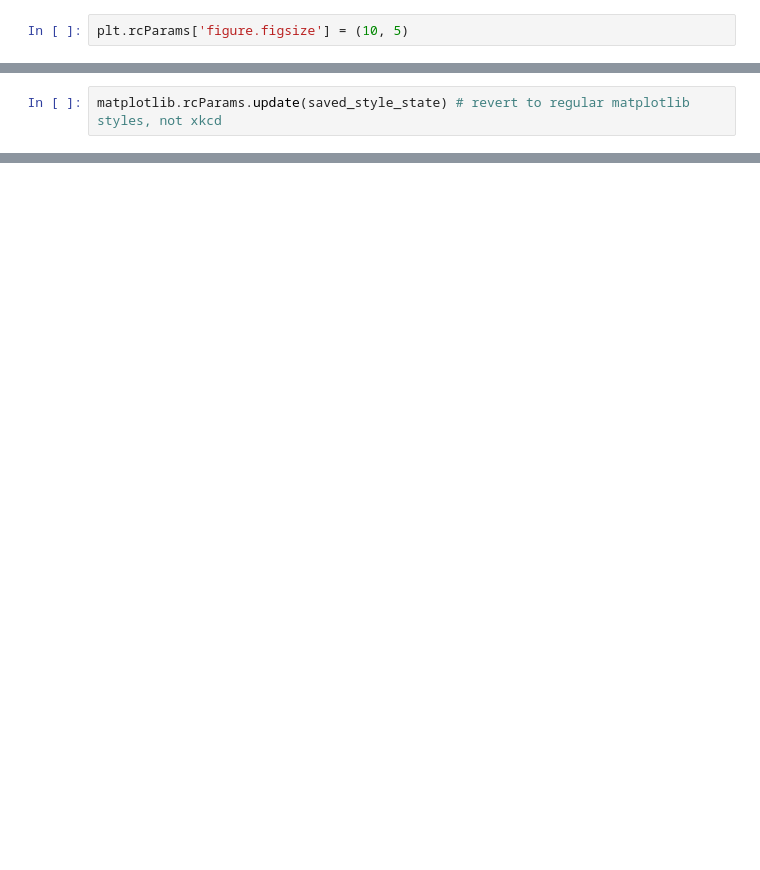
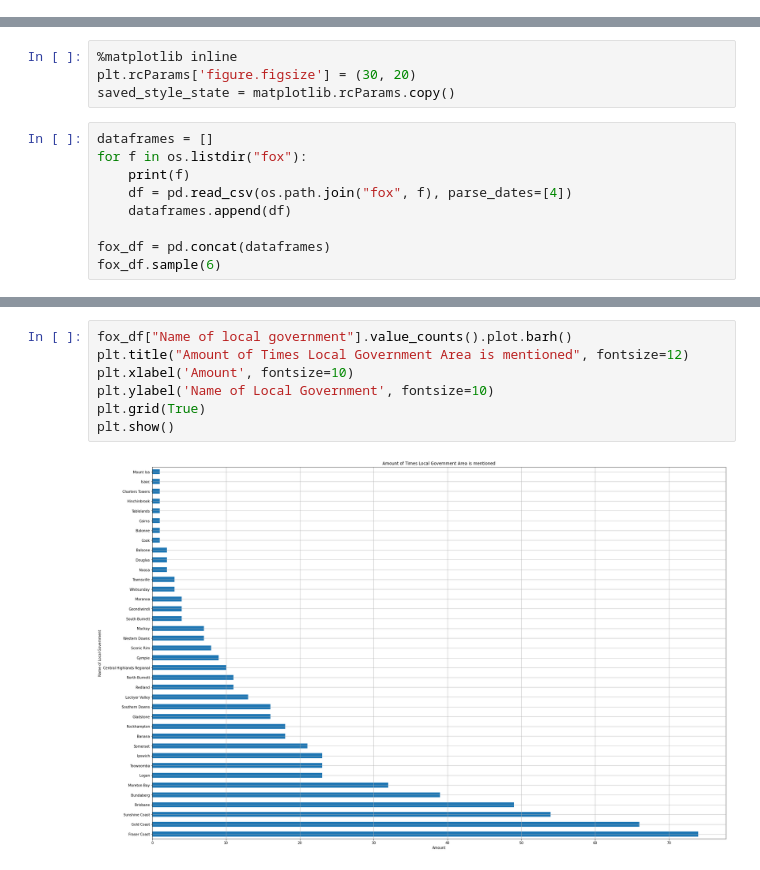
Before and after one commit to amandamcg1/data_project, a Jupyter notebook: flyingfoxesdataset.ipynb, the cells around one changed output, grey strips where cells are left out. Drawn from its saved outputs; the diff is of its cells as text; blank space fills up the shorter version.

```diff
--- a/flyingfoxesdataset.ipynb
+++ b/flyingfoxesdataset.ipynb
@@ -22,2 +0,0 @@ Set the size of the plots that will come out when we ask for them. Annoyingly, t
-# %%
-plt.rcParams['figure.figsize'] = (10, 5)
@@ -533,2 +0,0 @@ plt.show()
-# %%
-matplotlib.rcParams.update(saved_style_state) # revert to regular matplotlib styles, not xkcd
@@ -660,0 +20,13 @@ So you could use this function in an `apply` to make a new column on cleaned up
+# %%
+%matplotlib inline
+plt.rcParams['figure.figsize'] = (30, 20)
+saved_style_state = matplotlib.rcParams.copy()
+# %%
+dataframes = []
+for f in os.listdir("fox"):
+    print(f)
+    df = pd.read_csv(os.path.join("fox", f), parse_dates=[4])
+    dataframes.append(df)
+
+fox_df = pd.concat(dataframes)
+fox_df.sample(6)
@@ -660,0 +54,9 @@ So you could use this function in an `apply` to make a new column on cleaned up
+# %%
+fox_df["Name of local government"].value_counts().plot.barh()
+plt.title("Amount of Times Local Government Area is mentioned", fontsize=12)
+plt.xlabel('Amount', fontsize=10)
+plt.ylabel('Name of Local Government', fontsize=10)
+plt.grid(True)
+plt.show()
+# %% [output]
+[figure, added]
```
Also changed, not shown: parts of 117 cells of this notebook, 31 other files.
